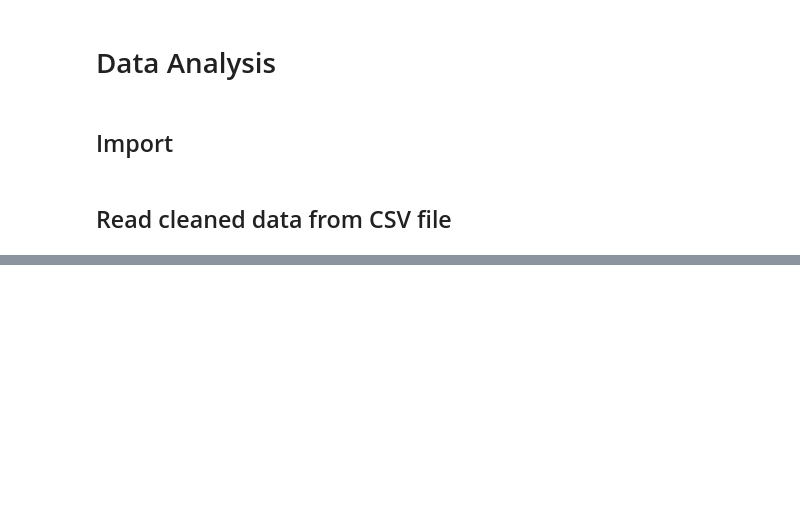
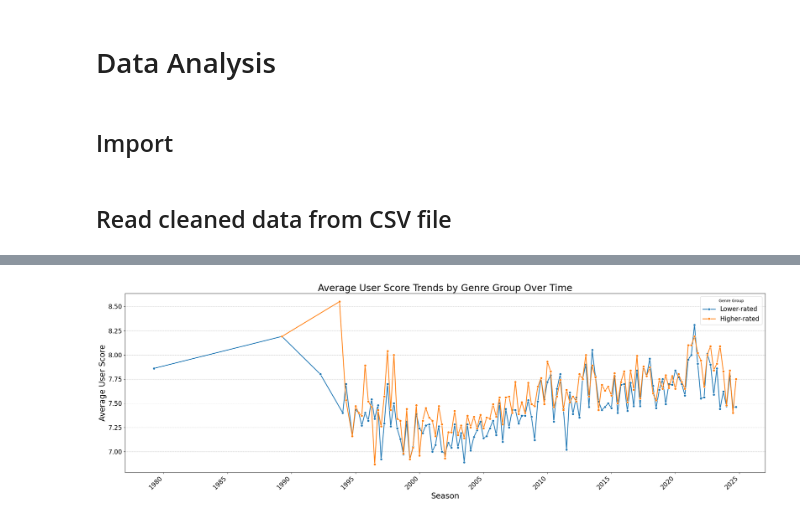
Before and after one commit to lib2509/Intro_to_DS_Final_Project, a Jupyter notebook: data_analysis.ipynb, the cells around one changed output, grey strips where cells are left out. Saved outputs shown, nothing was run; the diff lists cells and outputs as text; code cells hidden in the pictures; blank space fills up the shorter version.

```diff
--- a/data_analysis.ipynb
+++ b/data_analysis.ipynb
@@ -450,0 +142,22 @@ plt.show()
+# %%
+# Calculate average User Score for each genre group over the seasons
+season_genre_scores = (
+    anime_data[['Genres', 'User Score', 'Premiered Season']]
+    .assign(
+        Genres=anime_data['Genres'].str.split(', '), # Split Genres into lists
+        Date=anime_data['Premiered Season'].apply(season_to_datetime) # Convert to datetime
+    )
+    .explode('Genres') # Expand genres into individual rows
+    .assign(
+        Genre_Group=lambda df: df['Genres'].str.lower().apply(
+            lambda x: 'Higher-rated' if x in higher_rated_genres else 'Lower-rated' if x in lower_rated_genres else None
+        )
+    )
+    .query('Genre_Group.notnull()', engine='python') # Filter for defined genre groups
+    .groupby(['Date', 'Genre_Group'], as_index=False) # Group by Date and Genre_Group
+    .agg({'User Score': lambda x: round(x.mean(), 2)}) # Calculate and round the mean User Score
+    .rename(columns={'User Score': 'Average User Score', 'Genre_Group': 'Genre Group'}) # Rename column
+    .sort_values('Date') # Ensure chronological order
+)
+
+season_genre_scores
@@ -450,0 +178,24 @@ plt.show()
+# %%
+# Visualize the result by using line chart
+plt.figure(figsize=(24, 8))
+sns.lineplot(
+    data=season_genre_scores,
+    x='Date',
+    y='Average User Score',
+    hue='Genre Group',
+    marker='o',
+    linewidth=2
+)
+
+plt.title("Average User Score Trends by Genre Group Over Time", fontsize=24)
+plt.xlabel("Season", fontsize=20)
+plt.ylabel("Average User Score", fontsize=20)
+plt.xticks(rotation=45, ha='right', fontsize=16)
+plt.yticks(fontsize=16)
+plt.legend(title='Genre Group', fontsize=16)
+plt.grid(axis='y', linestyle='--', alpha=0.7)
+
+plt.tight_layout()
+plt.show()
+# %% [output]
+[figure, added]
```
Also changed, not shown: parts of 49 cells of this notebook.
